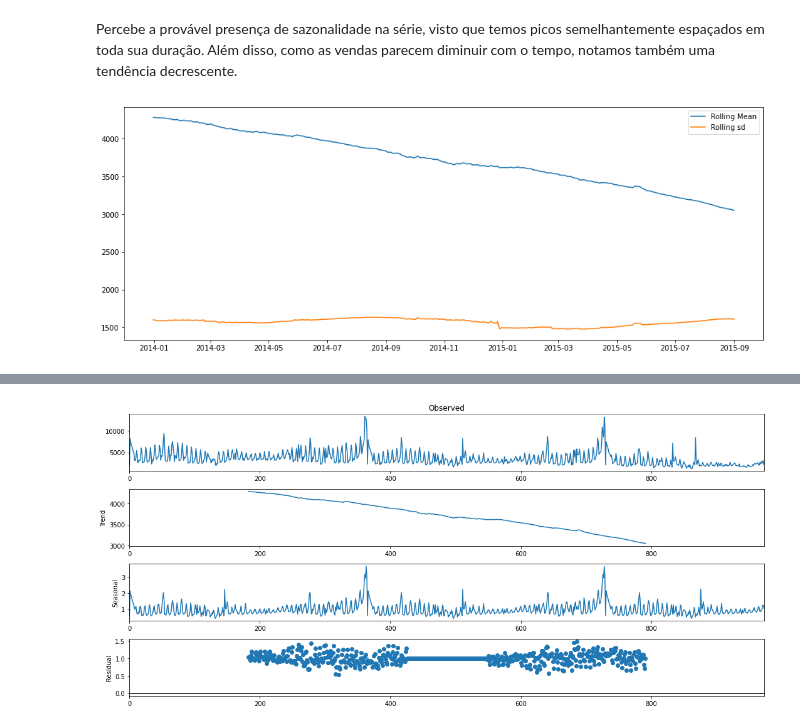
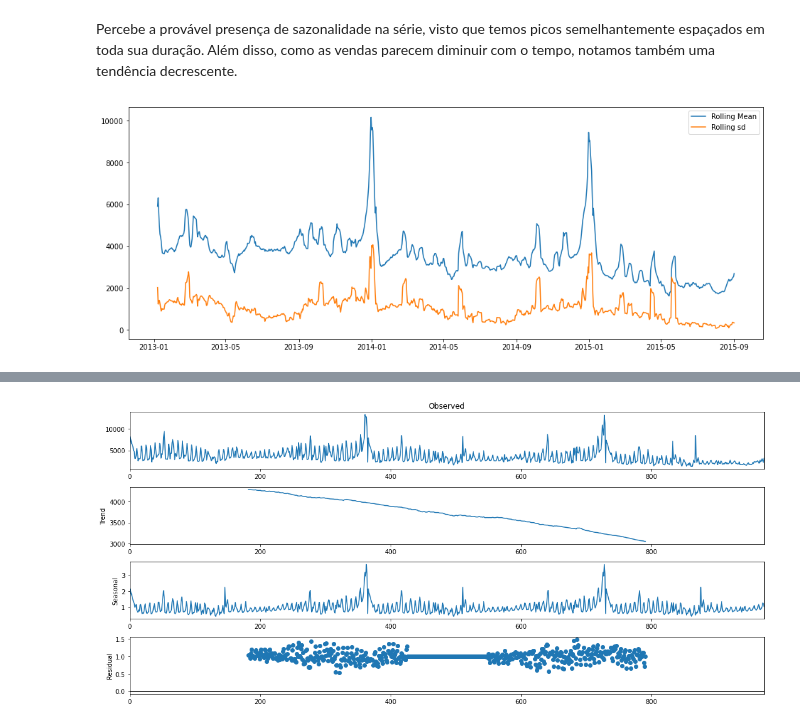
Before and after one commit to derSchmetterling/time_series, a Jupyter notebook: trabalho_ts.ipynb, the cells around one changed output, grey strips where cells are left out. Drawn from its saved outputs; the diff is of its cells as text; code cells hidden in the pictures.

```diff
--- a/trabalho_ts.ipynb
+++ b/trabalho_ts.ipynb
@@ -166,9 +161,9 @@ plt.plot(ts);
 Percebe a provável presença de sazonalidade na série, visto que temos picos semelhantemente espaçados em toda sua duração. Além disso, como as vendas parecem diminuir com o tempo, notamos também uma tendência decrescente.
 # %%
 plt.figure(figsize=(16,6))
-w=365
+w=7
 plt.plot(ts.rolling(window=w,center=False).mean(),label='Rolling Mean');
 plt.plot(ts.rolling(window=w,center=False).std(),label='Rolling sd');
 plt.legend();
 # %% [output]
-[figure, old version]
+[figure, new version]
```
Also changed, not shown: parts of 35 cells of this notebook.
